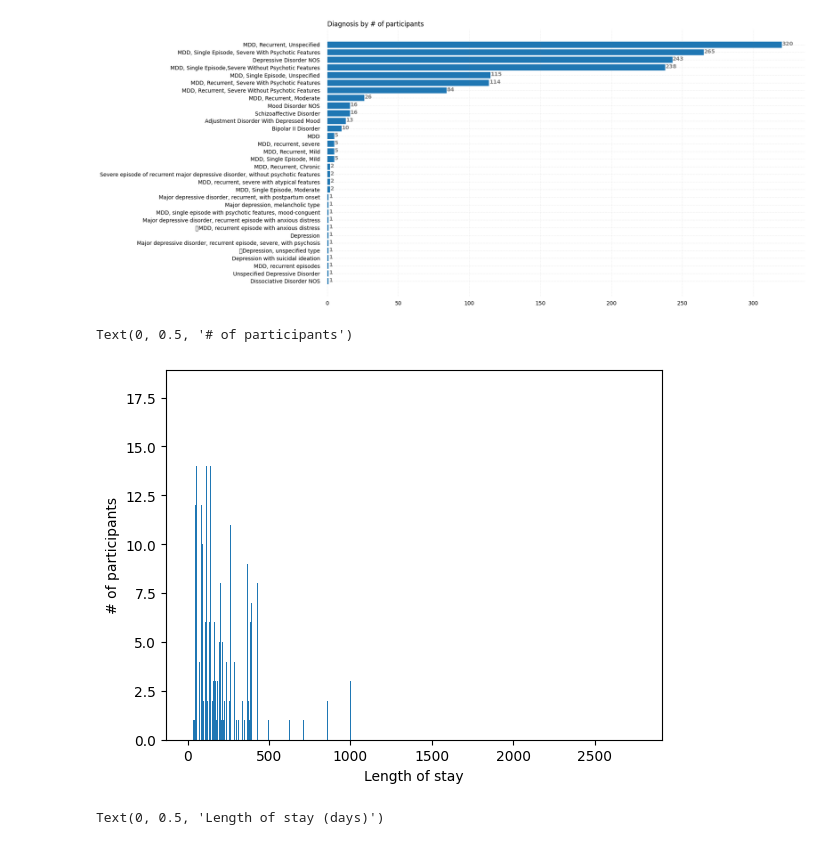
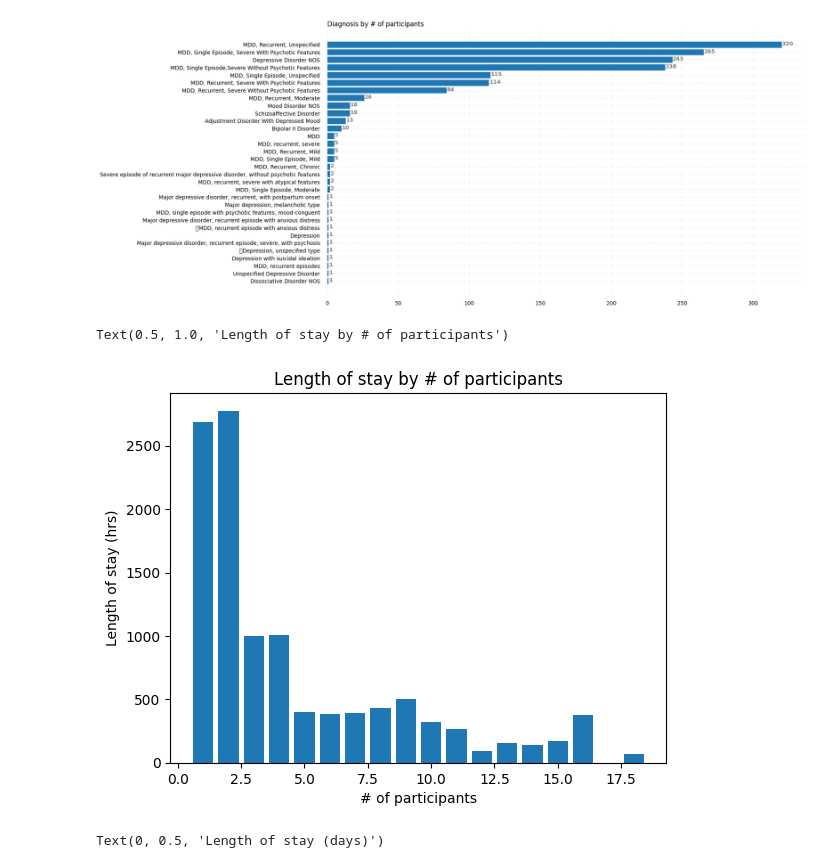
Before and after one commit to Precision-MD/precisionMD-model, a Jupyter notebook: EDA/EDA.ipynb, the cells around one changed output. Cells and saved outputs as stored; diff of their text form; code cells hidden in the pictures.

Commit message:
Seemed to have fixed the LOS graph

```diff
--- a/EDA/EDA.ipynb
+++ b/EDA/EDA.ipynb
@@ -105,14 +105,16 @@ ax.set_title('Diagnosis by # of participants',
 Text(0.0, 1.0, 'Diagnosis by # of participants')
 [figure]
 # %%
-los = df['LOS'].unique()
-nums = df['LOS'].value_counts()
-plt.bar(los, nums)
-plt.xlabel("Length of stay")
-plt.ylabel("# of participants")
+# Length of stay
+los = df['LOS'].unique() # collect all the unique LOS values into an array
+nums = df['LOS'].value_counts() # number of participants categorized by LOS
+plt.bar(nums, los)
+plt.ylabel("Length of stay (hrs)")
+plt.xlabel("# of participants")
+plt.title("Length of stay by # of participants")
 # %% [output]
-Text(0, 0.5, '# of participants')
+Text(0.5, 1.0, 'Length of stay by # of participants')
-[figure, old version]
+[figure, new version]
 # %%
 plt.scatter([float(y) for y in df["ID"]], [float(y) for y in df["LOS"]])
 plt.xlabel("Patient ID")
```
Also changed, not shown: parts of 1 cell of this notebook.
